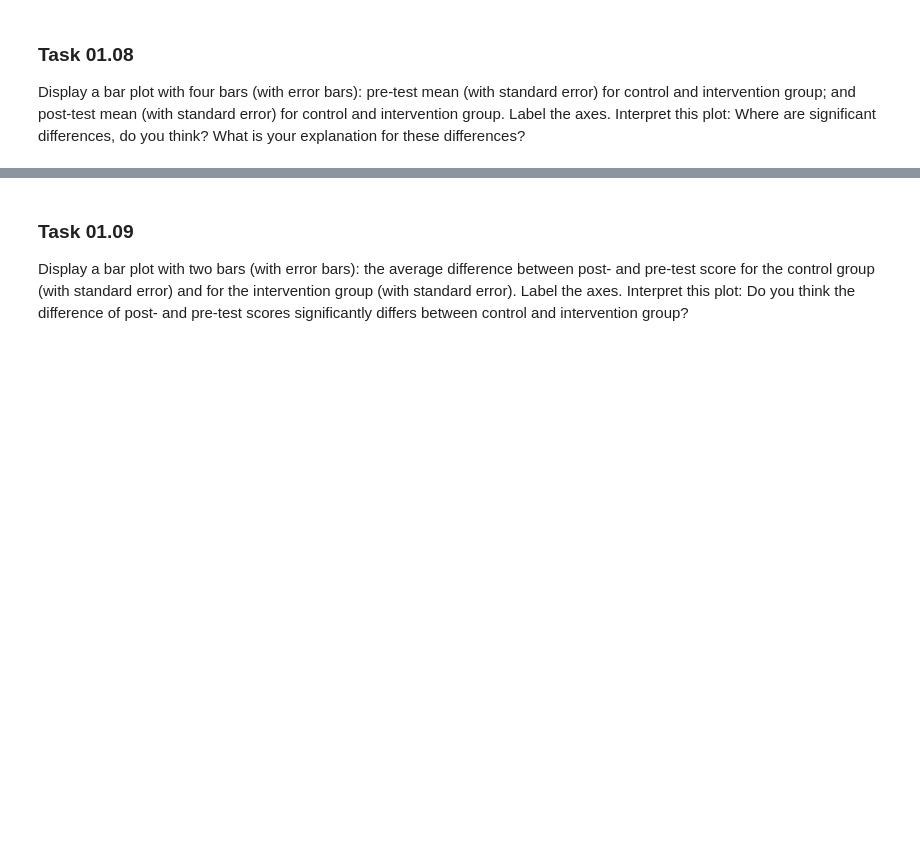
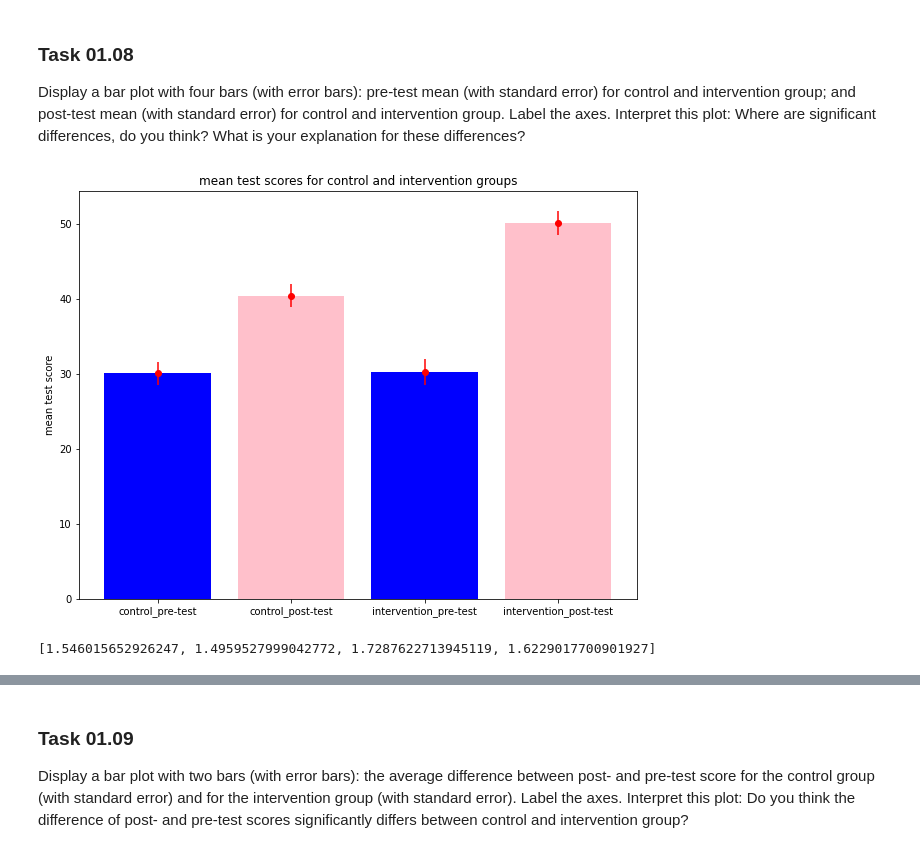
Before and after one commit to ChonsShadow/datamining_24-25, a Jupyter notebook: sheet01/sheet01.ipynb, the cells around one changed output, grey strips where cells are left out. Drawn from its saved outputs; the diff is of its cells as text; code cells hidden in the pictures; blank space fills up the shorter version.

```diff
--- a/sheet01/sheet01.ipynb
+++ b/sheet01/sheet01.ipynb
@@ -246,5 +250,31 @@ This makes intuitive sense, as somebody who scored higher in the pre-test is mor
 ### Task 01.08
 
 Display a bar plot with four bars (with error bars): pre-test mean (with standard error) for control and intervention group; and post-test mean (with standard error) for control and intervention group. Label the axes. Interpret this plot: Where are significant differences, do you think? What is your explanation for these differences?
+# %%
+# sem calculates standard error of the mean
+control_pre_error = scipy.stats.sem(control_group[:,2])
+control_post_error = scipy.stats.sem(control_group[:,3])
+intervention_pre_error = scipy.stats.sem(intervention_group[:,2])
+intervention_post_error = scipy.stats.sem(intervention_group[:,3])
+
+errors = [control_pre_error, control_post_error, intervention_pre_error, intervention_post_error]
+means = [control_pre_mean, control_post_mean, intervention_pre_mean, intervention_post_mean]
+lables = ["control_pre-test", "control_post-test", "intervention_pre-test", "intervention_post-test"]
+# blue for pre-tests, pink for post-tests
+colors = ["blue", "pink", "blue", "pink"]
+
+
+fig = plt.figure(figsize=(10,7.5))
+ax1 = fig.add_subplot(111)
+ax1.bar(lables, means, color=colors)
+ax1.set_ylabel('mean test score')
+ax1.set_title('mean test scores for control and intervention groups')
+ax1.errorbar(lables, means, errors, fmt='o', color="red")
+plt.show()
+
+print(errors)
+# %% [output]
+[figure, added]
+[1.546015652926247, 1.4959527999042772, 1.7287622713945119, 1.6229017700901927]
 # %% [markdown]
 **ANSWER:**
```
Also changed, not shown: parts of 4 cells of this notebook.
